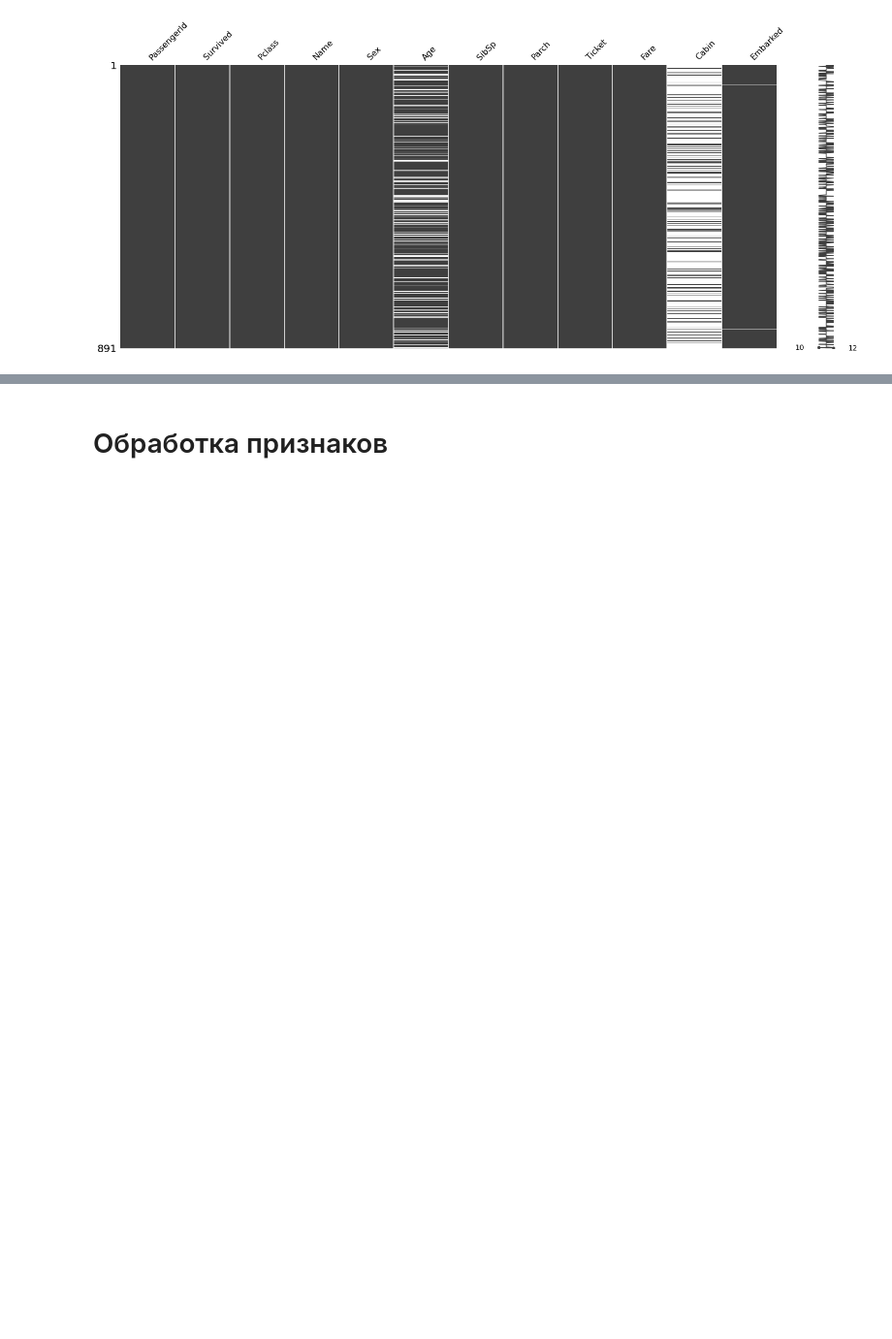
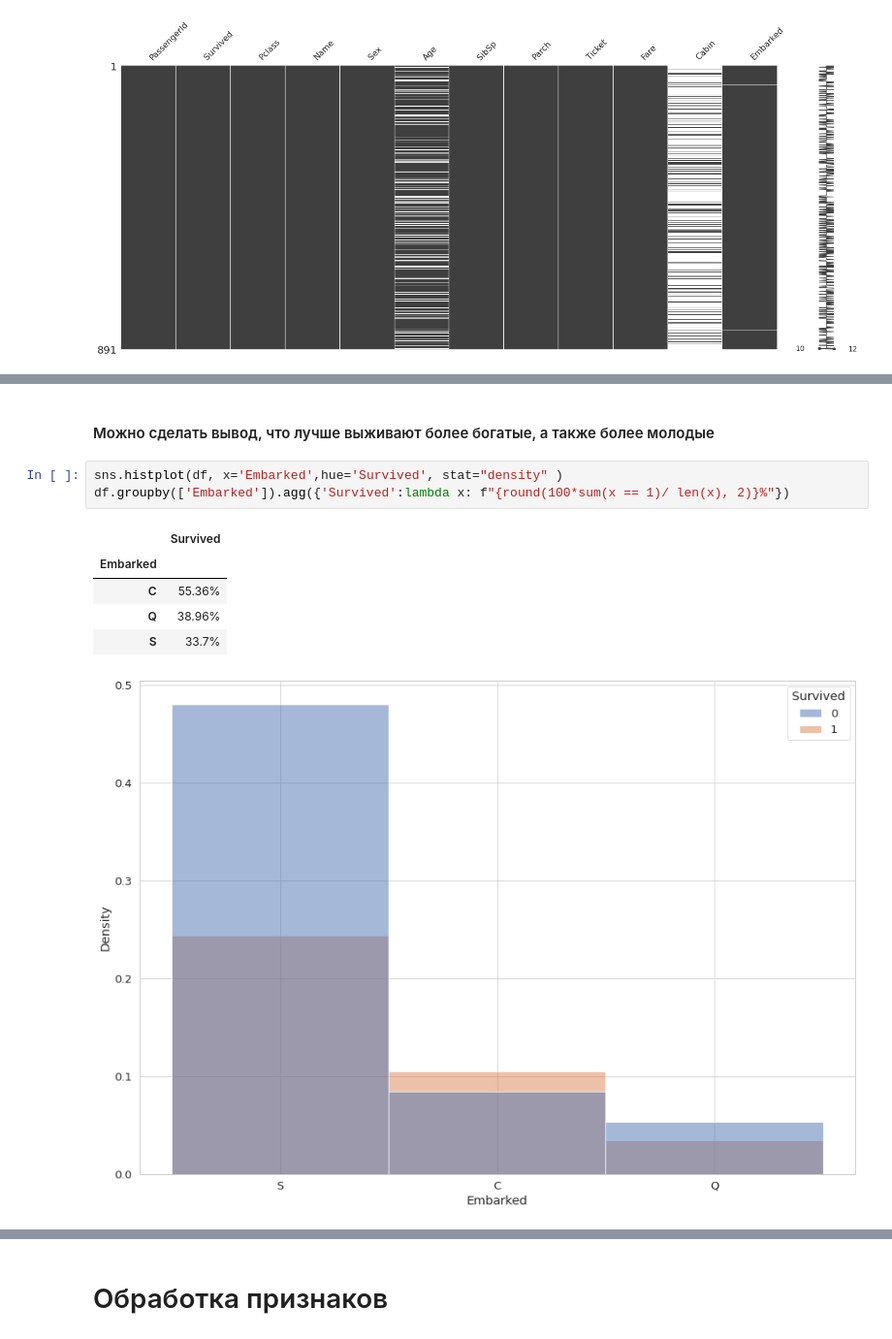
Before and after one commit to RPavelD/titanic_classifier, a Jupyter notebook: main.ipynb, the cells around one changed output, grey strips where cells are left out. Shown at 97% size. Saved outputs shown, nothing was run; the diff lists cells and outputs as text; blank space fills up the shorter version.

```diff
--- a/main.ipynb
+++ b/main.ipynb
@@ -44,0 +98,12 @@ cabins_psng_count.hist()
+# %% [markdown]
+#### Можно сделать вывод, что лучше выживают более богатые, а также более молодые
+# %%
+sns.histplot(df, x='Embarked',hue='Survived', stat="density" )
+df.groupby(['Embarked']).agg({'Survived':lambda x: f"{round(100*sum(x == 1)/ len(x), 2)}%"})
+# %% [output]
+|  | Survived |
+| Embarked |  |
+| C | 55.36% |
+| Q | 38.96% |
+| S | 33.7% |
+[figure, added]
```
Also changed, not shown: parts of 19 cells of this notebook, 1 other file.
